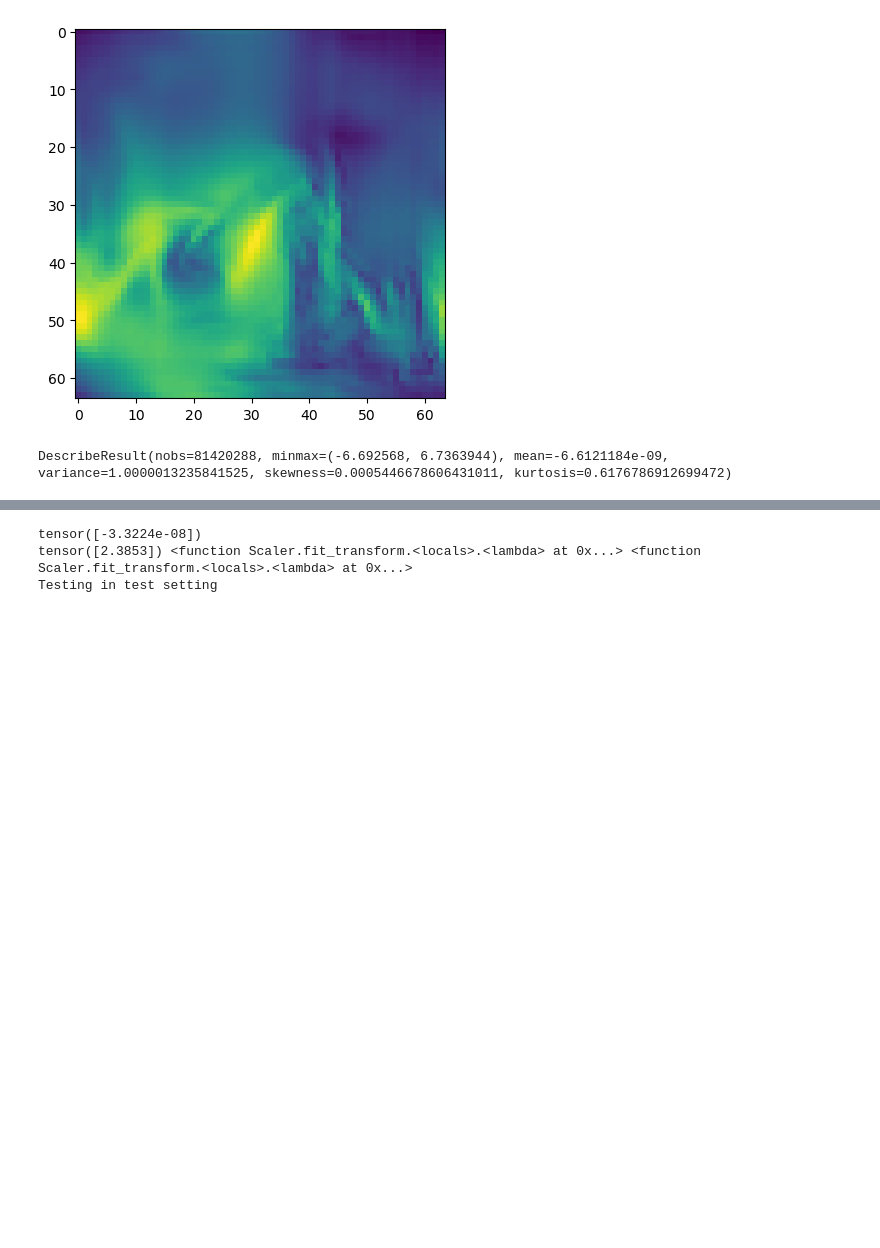
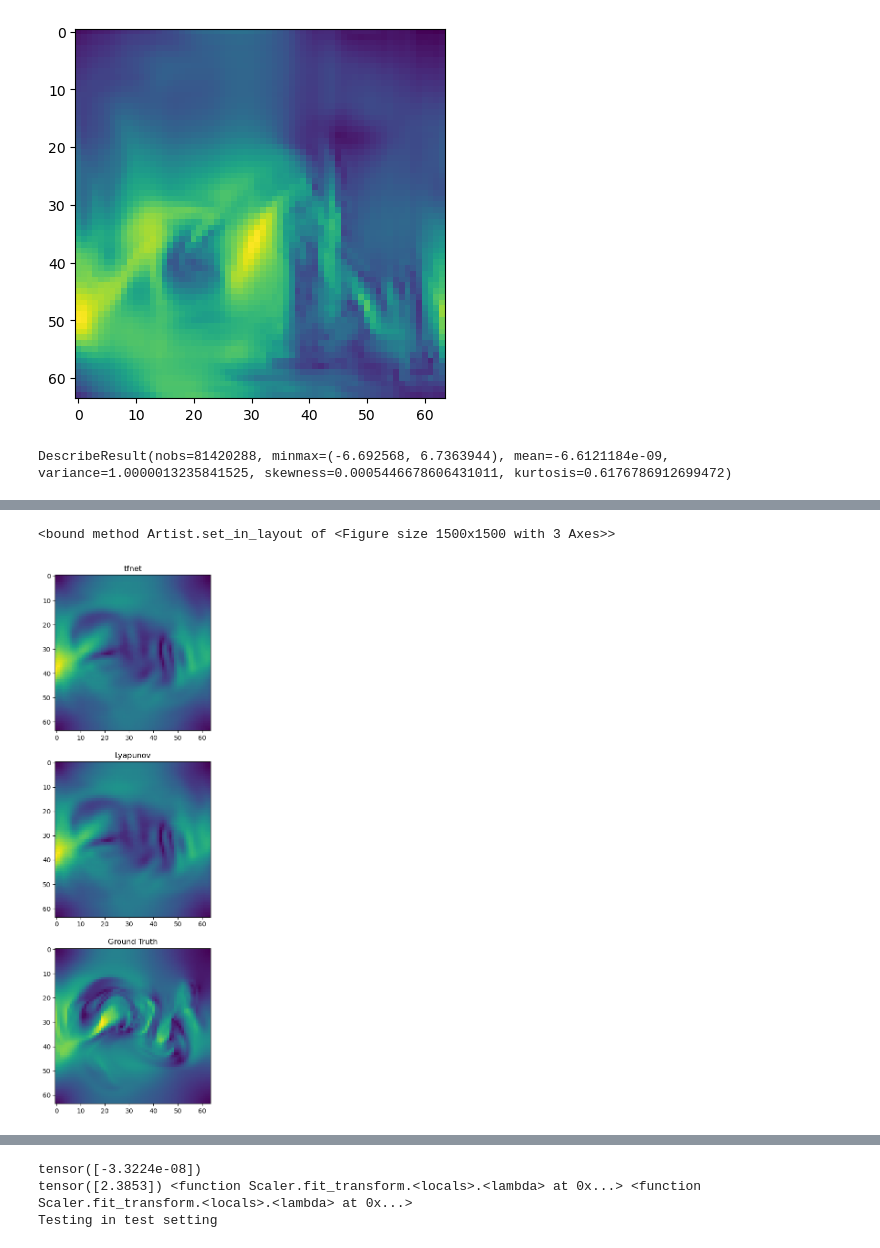
Before and after one commit to Rose-STL-Lab/Turbulent-Flow-Net, a Jupyter notebook: TF_net/vis.ipynb, the cells around one changed output, grey strips where cells are left out. Drawn from its saved outputs; the diff is of its cells as text; code cells hidden in the pictures; blank space fills up the shorter version.

Commit message:
visualizeand compare predictions of different models

```diff
--- a/TF_net/vis.ipynb
+++ b/TF_net/vis.ipynb
@@ -113,0 +153,24 @@ def plot(video, start=0, frames = None):
+# %%
+from copy import deepcopy
+
+def args_up1(args):
+    args_copy = deepcopy(args)
+    return args_copy, "../results/tfnet_data9_101/tfnet_data9_101_17/"
+
+def args_up2(args):
+    args_copy = deepcopy(args)
+    return args_copy, "../results/lya_data9_101_coef2_1_m_learnt_0.4_s_150/lya_data9_101_coef2_1_m_learnt_0.4_s_150_17/"
+
+compare = [args_up1, args_up2]
+preds = []
+trues = []
+for cmp in compare:
+    _1, _2, _ = get_preds_trues(*cmp(args))
+    preds.append(_1)
+    trues.append(_2)
+
+preds = np.array(preds)
+trues = np.array(trues)
+
+for i in range(len(trues)-1):
+    assert (trues[i] == trues[i+1]).all()
@@ -113,0 +206,14 @@ def plot(video, start=0, frames = None):
+# %%
+import matplotlib.pyplot as plt
+time=30
+batch_element=20
+titles = ["tfnet", "Lyapunov"]
+images=np.linalg.norm(preds[:, batch_element, time], axis=1)
+fig, axs = plt.subplots(nrows=len(images)+1, figsize=(15,15))
+for i, (img, titl) in enumerate(zip(images,titles)):
+    axs[i].imshow(images[0]); axs[i].set_title(titl)
+axs[-1].imshow(np.linalg.norm(trues[0, batch_element, time], axis=0)); axs[-1].set_title("Ground Truth")
+fig.set_in_layout
+# %% [output]
+<bound method Artist.set_in_layout of <Figure size 1500x1500 with 3 Axes>>
+[figure, added]
```
Also changed, not shown: parts of 8 cells of this notebook, 1 other file.
